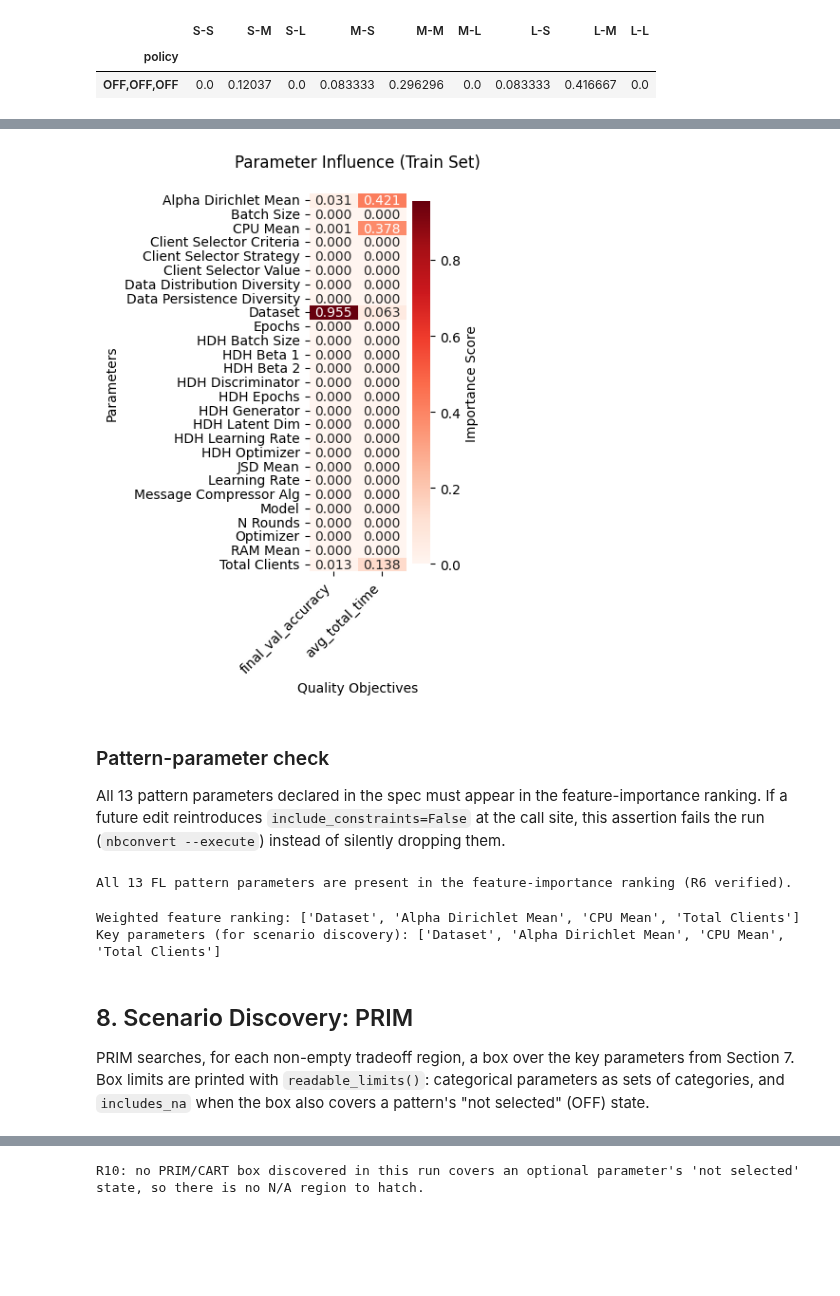
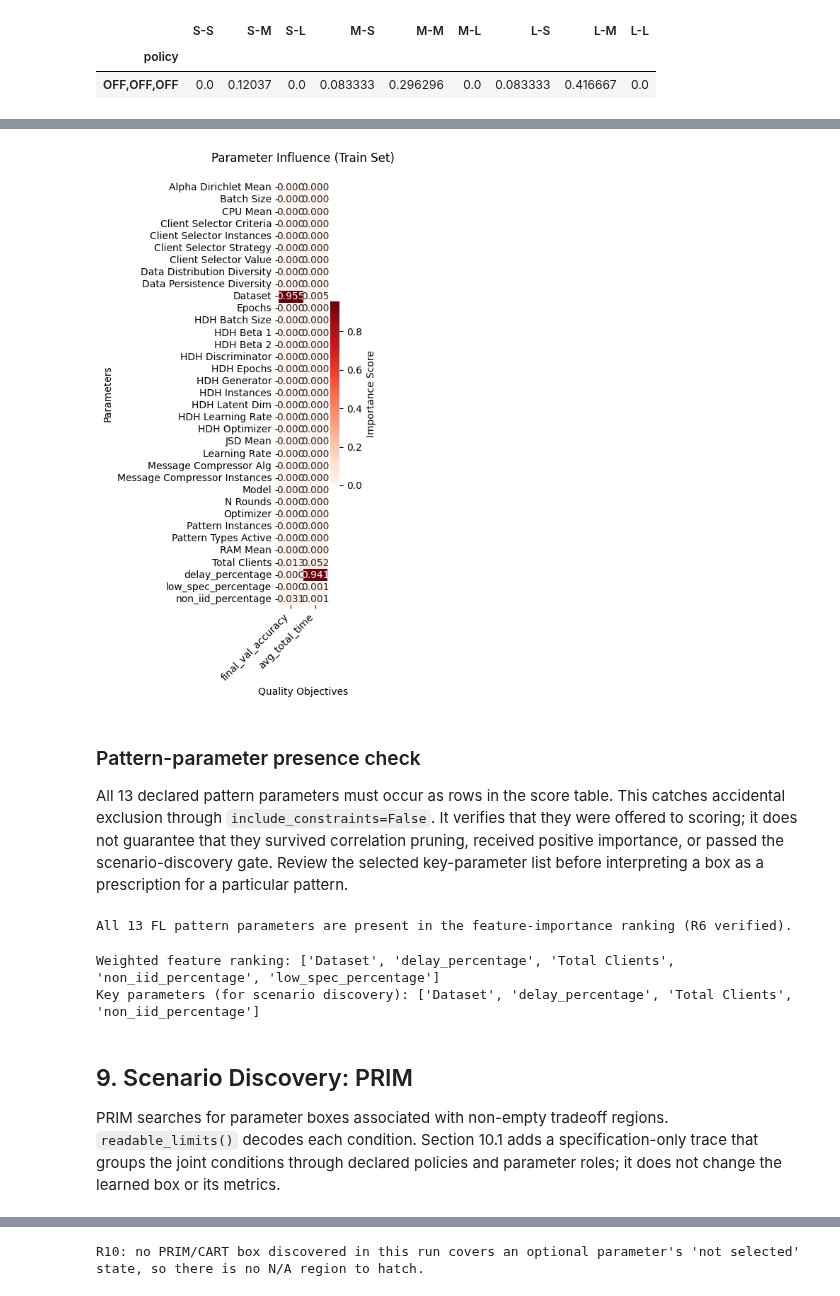
Before and after one commit to andresdp/patterns-sa, a Jupyter notebook: federatedlearning/analysis-fl-baseline.ipynb, the cells around one changed output, grey strips where cells are left out. Drawn from its saved outputs; the diff is of its cells as text; code cells hidden in the pictures; blank space fills up the shorter version.

```diff
--- a/federatedlearning/analysis-fl-baseline.ipynb
+++ b/federatedlearning/analysis-fl-baseline.ipynb
@@ -60,7 +61,7 @@ CLIENTS = None
 TASK = None
 ENVIRONMENT = 'all'
 # All 8 configurations from both compact CSVs (see compact/README.md)
-SPEC = './compact/FLsystem_compact_individual.json'
+SPEC = './compact/FLsystem_compact_all.json'
 
 # Tradeoffs (Section 3): the bins of each objective, and their edges.
 #   TRADEOFF_EDGES = None -> edges detected from the loaded data (equal-width bins over its
@@ -74,7 +75,7 @@ TRADEOFF_LABELS = {
 }
 TRADEOFF_EDGES = {  # detected on the full dataset (make_slice_notebooks.py)
     'final_val_accuracy': [0.2075, 0.4774, 0.7473, 1.0172],
-    'avg_total_time': [1.693, 9.5935, 17.494, 25.3945],
+    'avg_total_time': [1.5625, 9.5065, 17.4505, 25.3945],
 }
 # %% [markdown]
 ## 1. Load System & Model Summary
@@ -628,12 +808,12 @@ Features selected: ['N Rounds', 'Total Clients', 'Dataset', 'Optimizer', 'Learni
 # %%
-session.show_feature_heatmap(scores_df, title="Parameter Influence (Train Set)", figsize=(4,6))
+session.show_feature_heatmap(scores_df, title="Parameter Influence (Train Set)", figsize=(4,8))
 plt.show()
 # %% [output]
-[figure, old version]
+[figure, new version]
 # %% [markdown]
-### Pattern-parameter check
+### Pattern-parameter presence check
 
-All 13 pattern parameters declared in the spec must appear in the feature-importance ranking. If a future edit reintroduces `include_constraints=False` at the call site, this assertion fails the run (`nbconvert --execute`) instead of silently dropping them.
+All 13 declared pattern parameters must occur as rows in the score table. This catches accidental exclusion through `include_constraints=False`. It verifies that they were offered to scoring; it does not guarantee that they survived correlation pruning, received positive importance, or passed the scenario-discovery gate. Review the selected key-parameter list before interpreting a box as a prescription for a particular pattern.
 # %%
 FL_PATTERN_PARAMETERS = [
     "Client Selector Strategy", "Client Selector Criteria", "Client Selector Value",
@@ -664,10 +844,10 @@ key_parameters = session.select_top_k_parameters(
 )
 print("Key parameters (for scenario discovery):", key_parameters)
 # %% [output]
-Weighted feature ranking: ['Dataset', 'Alpha Dirichlet Mean', 'CPU Mean', 'Total Clients']
-Key parameters (for scenario discovery): ['Dataset', 'Alpha Dirichlet Mean', 'CPU Mean', 'Total Clients']
+Weighted feature ranking: ['Dataset', 'delay_percentage', 'Total Clients', 'non_iid_percentage', 'low_spec_percentage']
+Key parameters (for scenario discovery): ['Dataset', 'delay_percentage', 'Total Clients', 'non_iid_percentage']
 # %% [markdown]
-## 8. Scenario Discovery: PRIM
+## 9. Scenario Discovery: PRIM
 
-PRIM searches, for each non-empty tradeoff region, a box over the key parameters from Section 7. Box limits are printed with `readable_limits()`: categorical parameters as sets of categories, and `includes_na` when the box also covers a pattern's "not selected" (OFF) state.
+PRIM searches for parameter boxes associated with non-empty tradeoff regions. `readable_limits()` decodes each condition. Section 10.1 adds a specification-only trace that groups the joint conditions through declared policies and parameter roles; it does not change the learned box or its metrics.
 # %%
```
Also changed, not shown: parts of 63 cells of this notebook, 41 other files.
